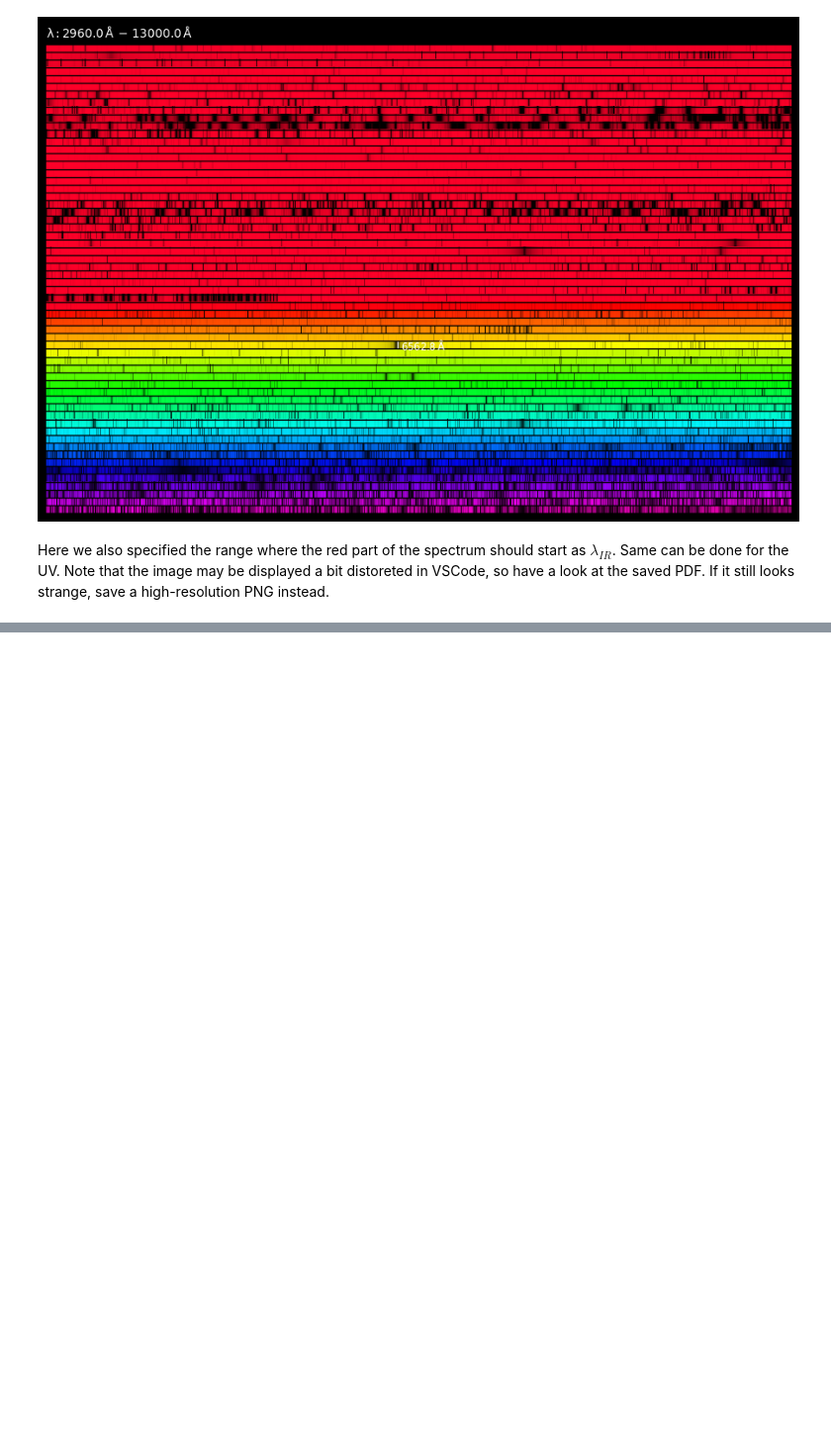
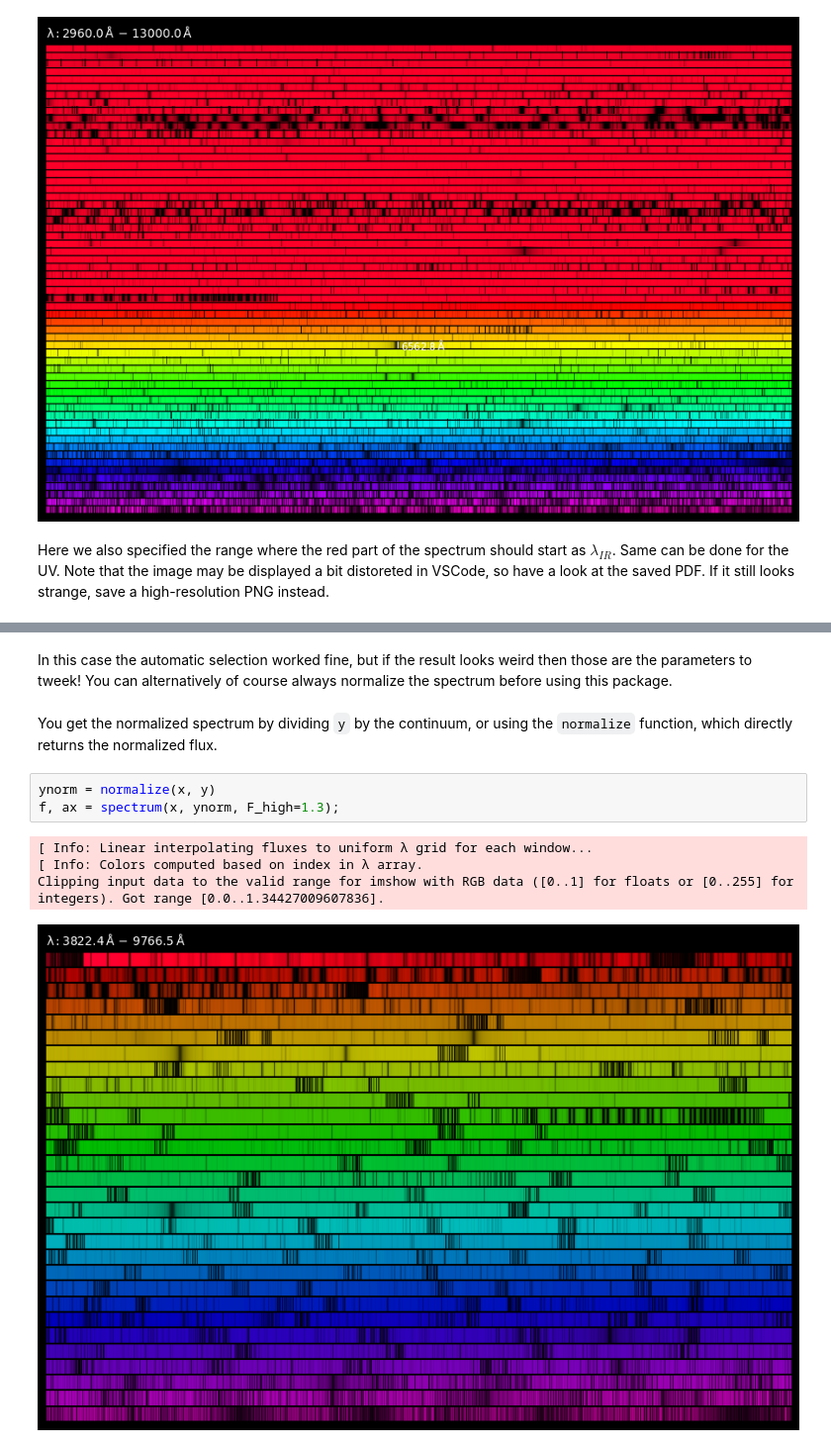
Before and after one commit to pe1995/SpectrumImage.jl, a Jupyter notebook: examples/notebooks/example_spectrum_image.ipynb, the cells around one changed output, grey strips where cells are left out. Shown at 99% size. Cells and saved outputs as stored; diff of their text form; blank space fills up the shorter version.

```diff
--- a/examples/notebooks/example_spectrum_image.ipynb
+++ b/examples/notebooks/example_spectrum_image.ipynb
@@ -112,0 +158,12 @@ Note that the image may be displayed a bit distoreted in VSCode, so have a look
+# %% [markdown]
+In this case the automatic selection worked fine, but if the result looks weird then those are the parameters to tweek! You can alternatively of course always normalize the spectrum before using this package.
+# %% [markdown]
+You get the normalized spectrum by dividing `y` by the continuum, or using the `normalize` function, which directly returns the normalized flux.
+# %%
+ynorm = normalize(x, y)
+f, ax = spectrum(x, ynorm, F_high=1.3);
+# %% [output]
+[ Info: Linear interpolating fluxes to uniform λ grid for each window...
+[ Info: Colors computed based on index in λ array.
+Clipping input data to the valid range for imshow with RGB data ([0..1] for floats or [0..255] for integers). Got range [0.0..1.34427009607836].
+[figure, added]
```
Also changed, not shown: parts of 9 cells of this notebook.
